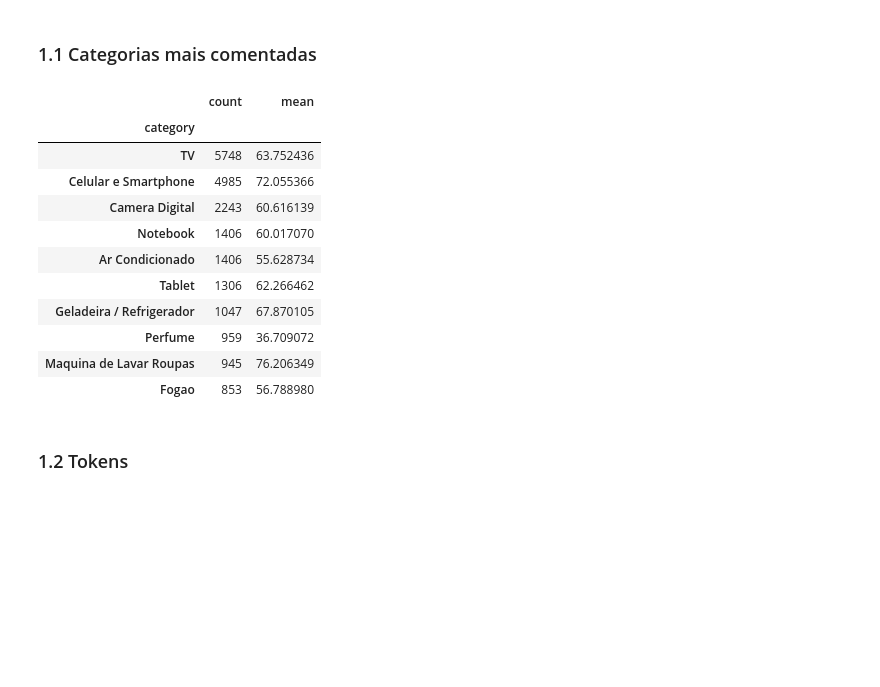
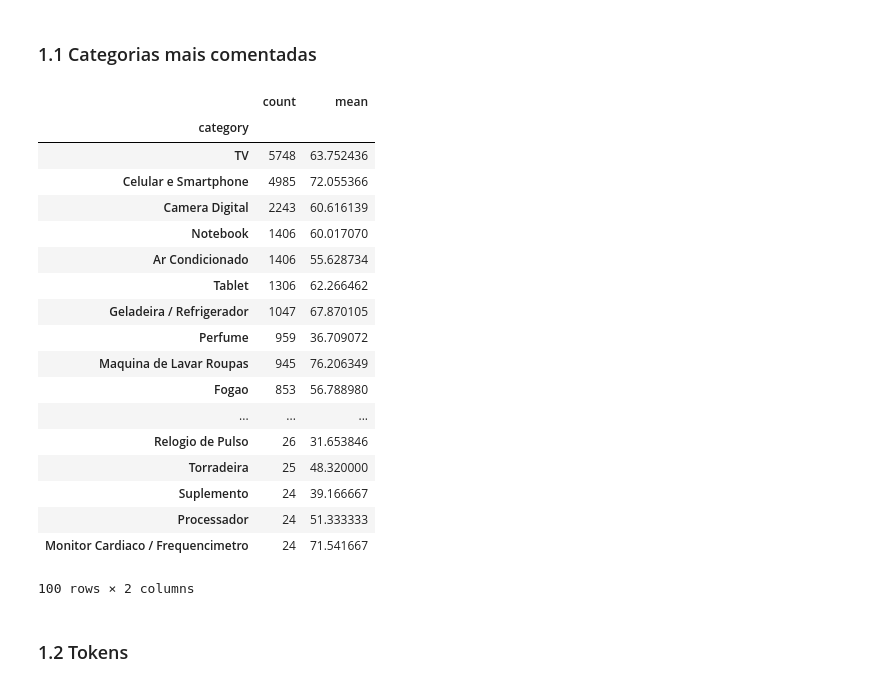
Before and after one commit to heukirne/pyreviews, a Jupyter notebook: experiments/analise_descritiva.ipynb, the cells around one changed output. Cells and saved outputs as stored; diff of their text form; code cells hidden in the pictures; blank space fills up the shorter version.

```diff
--- a/experiments/analise_descritiva.ipynb
+++ b/experiments/analise_descritiva.ipynb
@@ -25,20 +25,27 @@ Reviews - Total de tokens no corpus: 1922927
 ### 1.1 Categorias mais comentadas
 # %%
 df_agg = reviews_features[['word_count','category']].groupby(['category']).agg(['count','mean'])
-df_agg['word_count'].sort_values('count',ascending=False).head(10)
+df_agg['word_count'].sort_values('count',ascending=False).head(100)
 # %% [output]
 |  | count | mean |
 | category |  |  |
 | TV | 5748 | 63.752436 |
 | Celular e Smartphone | 4985 | 72.055366 |
 | Camera Digital | 2243 | 60.616139 |
 | Notebook | 1406 | 60.017070 |
 | Ar Condicionado | 1406 | 55.628734 |
 | Tablet | 1306 | 62.266462 |
 | Geladeira / Refrigerador | 1047 | 67.870105 |
 | Perfume | 959 | 36.709072 |
 | Maquina de Lavar Roupas | 945 | 76.206349 |
 | Fogao | 853 | 56.788980 |
+| ... | ... | ... |
+| Relogio de Pulso | 26 | 31.653846 |
+| Torradeira | 25 | 48.320000 |
+| Suplemento | 24 | 39.166667 |
+| Processador | 24 | 51.333333 |
+| Monitor Cardiaco / Frequencimetro | 24 | 71.541667 |
+100 rows × 2 columns
 # %% [markdown]
 ### 1.2 Tokens
 # %%
```
Also changed, not shown: 1 other file.
